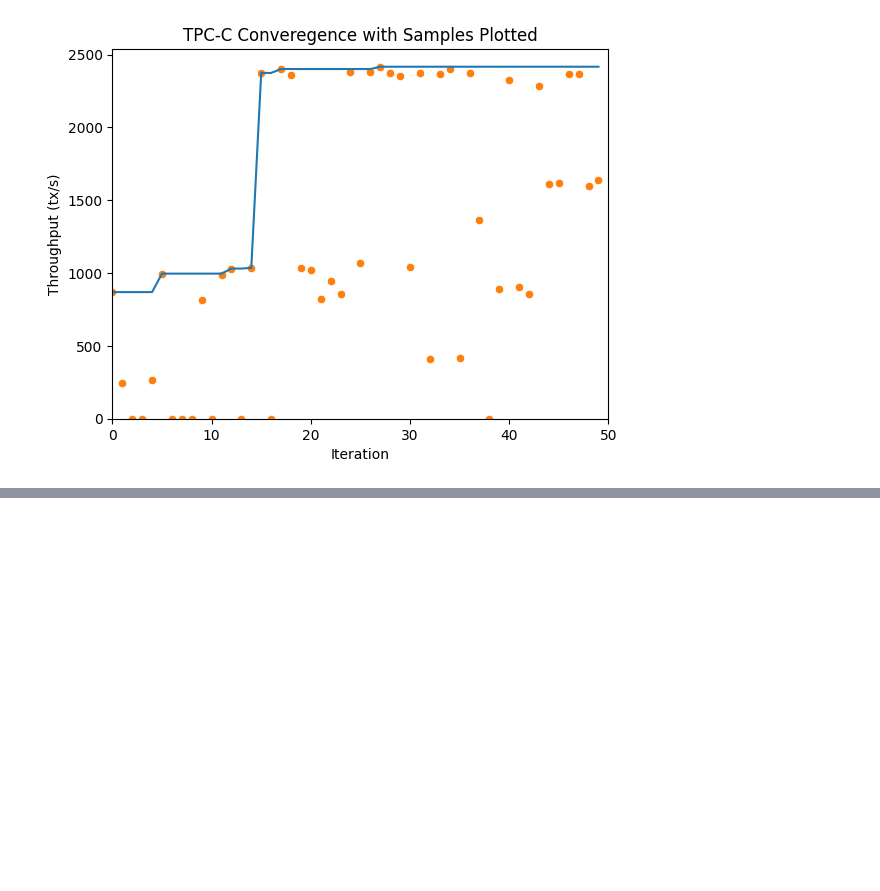
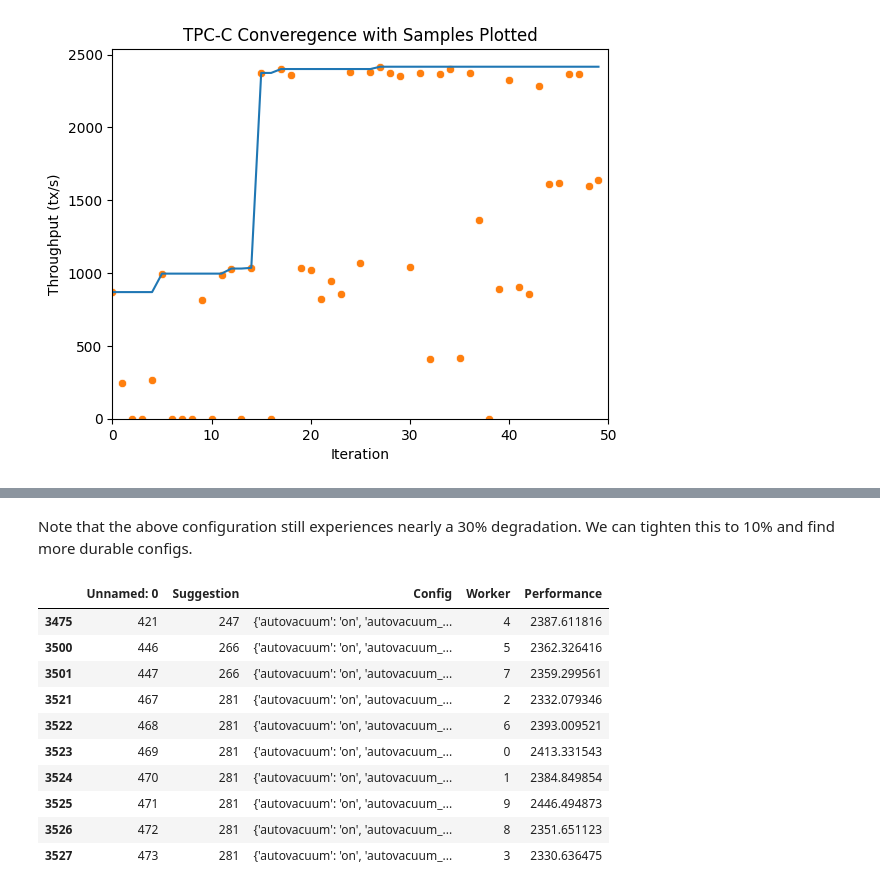
Before and after one commit to uw-mad-dash/TUNA, a Jupyter notebook: sample_configs/sample.ipynb, the cells around one changed output, grey strips where cells are left out. Cells and saved outputs as stored; diff of their text form; code cells hidden in the pictures; blank space fills up the shorter version.

```diff
--- a/sample_configs/sample.ipynb
+++ b/sample_configs/sample.ipynb
@@ -44,0 +106,18 @@ scatter = sns.scatterplot(
+# %% [markdown]
+Note that the above configuration still experiences nearly a 30% degradation. We can tighten this to 10% and find more durable configs.
+# %%
+stable_configs = [c for c in configs if compute_relative_range(c) < 0.1]
+best_worst_case = max(stable_configs, key=lambda conf: conf["Performance"].min())
+best_worst_case
+# %% [output]
+|  | Unnamed: 0 | Suggestion | Config | Worker | Performance |
+| 3475 | 421 | 247 | {'autovacuum': 'on', 'autovacuum_... | 4 | 2387.611816 |
+| 3500 | 446 | 266 | {'autovacuum': 'on', 'autovacuum_... | 5 | 2362.326416 |
+| 3501 | 447 | 266 | {'autovacuum': 'on', 'autovacuum_... | 7 | 2359.299561 |
+| 3521 | 467 | 281 | {'autovacuum': 'on', 'autovacuum_... | 2 | 2332.079346 |
+| 3522 | 468 | 281 | {'autovacuum': 'on', 'autovacuum_... | 6 | 2393.009521 |
+| 3523 | 469 | 281 | {'autovacuum': 'on', 'autovacuum_... | 0 | 2413.331543 |
+| 3524 | 470 | 281 | {'autovacuum': 'on', 'autovacuum_... | 1 | 2384.849854 |
+| 3525 | 471 | 281 | {'autovacuum': 'on', 'autovacuum_... | 9 | 2446.494873 |
+| 3526 | 472 | 281 | {'autovacuum': 'on', 'autovacuum_... | 8 | 2351.651123 |
+| 3527 | 473 | 281 | {'autovacuum': 'on', 'autovacuum_... | 3 | 2330.636475 |
```
Also changed, not shown: parts of 11 cells of this notebook, 22 other files.
